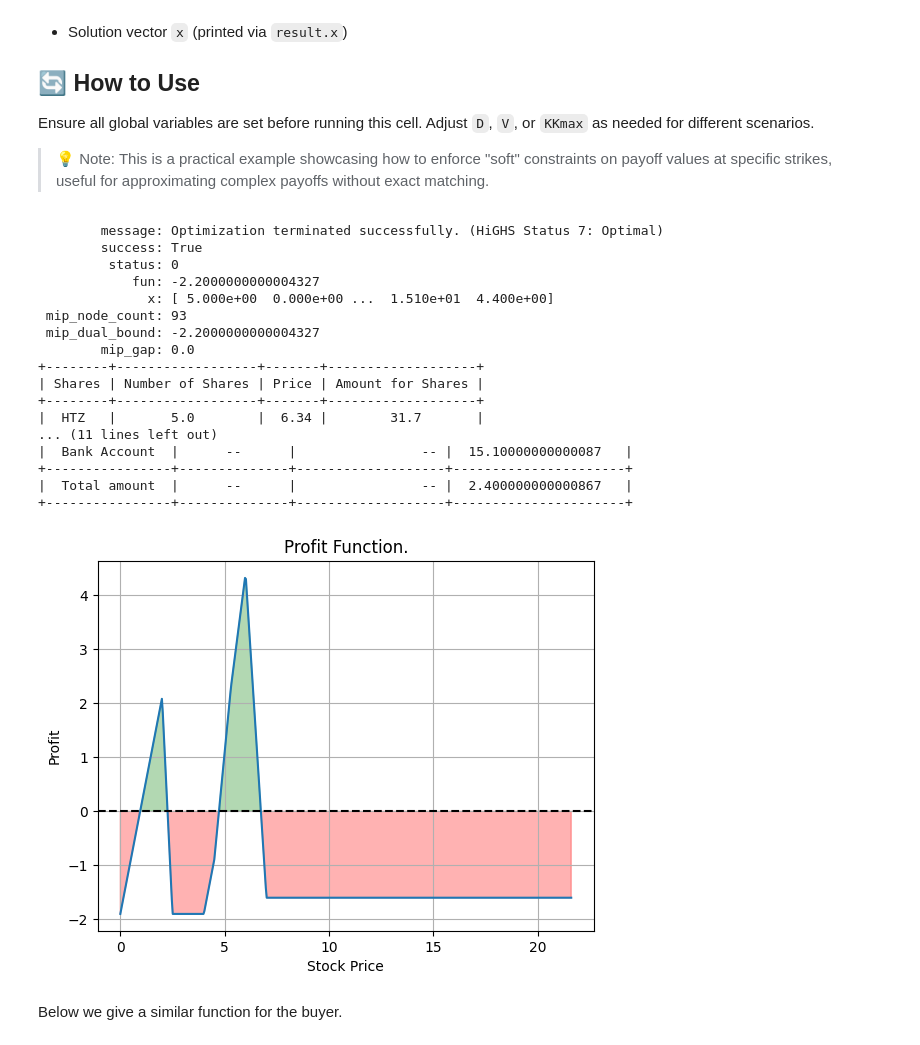
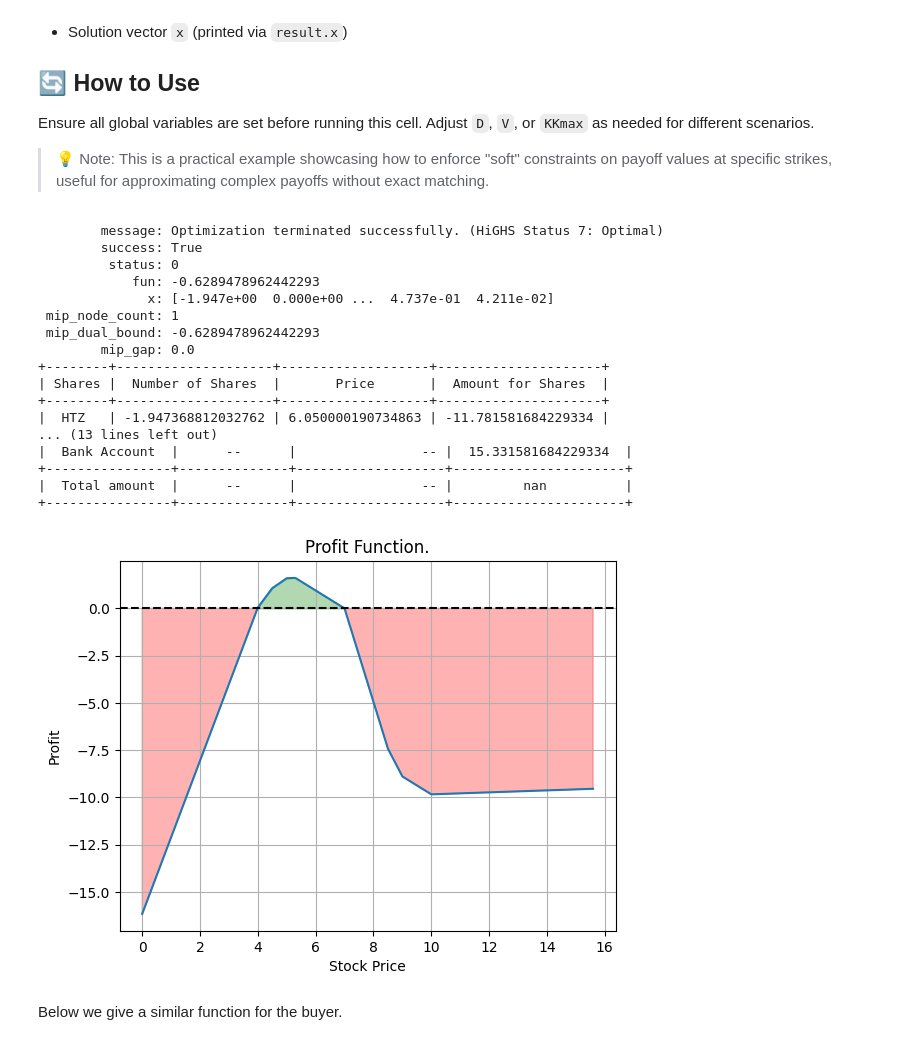
Before and after one commit to nikoshalidias/Financial-Engineering, a Jupyter notebook: Minimum_Loss_Writer_Buyer_Option_and_Hedging.ipynb, the cells around one changed output. Saved outputs shown, nothing was run; the diff lists cells and outputs as text; code cells hidden in the pictures.

```diff
--- a/Minimum_Loss_Writer_Buyer_Option_and_Hedging.ipynb
+++ b/Minimum_Loss_Writer_Buyer_Option_and_Hedging.ipynb
@@ -1570,8 +1597,46 @@ Ensure all required global variables (Firm, ExpirationDate, payoff_function, etc
 
 > 💡 Tip: This formulation is useful when you want to approximate a complex payoff with minimal deviation at key strike prices, rather than exact matching.
 # %%
-def run_options_milp_kmax_writer(D, V, KKmax):
+def run_options_milp_kmax_writer(D, V, KKmax, option_limits=None):
     import numpy as np
+
+    # Explicit option-count bounds for Colab execution.
+    # Prefer the option_limits argument; otherwise use OPTION_LIMITS from the first cell.
+    option_limit_names = [
+        "max_number_of_total_call_options_to_buy",
+        "max_number_of_total_put_options_to_buy",
+        "max_number_of_total_call_options_to_sell",
+        "max_number_of_total_put_options_to_sell",
+        "max_number_of_call_options_to_buy",
+        "max_number_of_put_options_to_buy",
+        "max_number_of_call_options_to_sell",
+        "max_number_of_put_options_to_sell",
+    ]
+    if option_limits is None:
+        g = globals()
+        if "OPTION_LIMITS" in g:
+            option_limits = g["OPTION_LIMITS"]
+        else:
+            missing = [name for name in option_limit_names if name not in g]
+            if missing:
+                raise NameError(
+                    "Missing option-count bounds from the first cell: "
+                    f"{missing}. Run the first configuration cell before this cell."
+                )
+            option_limits = {name: g[name] for name in option_limit_names}
+
+    missing_option_limits = [name for name in option_limit_names if name not in option_limits]
+    if missing_option_limits:
+        raise KeyError(f"Missing keys in option_limits: {missing_option_limits}")
+
+    max_number_of_total_call_options_to_buy = option_limits["max_number_of_total_call_options_to_buy"]
+    max_number_of_total_put_options_to_buy = option_limits["max_number_of_total_put_options_to_buy"]
+    max_number_of_total_call_options_to_sell = option_limits["max_number_of_total_call_options_to_sell"]
+    max_number_of_total_put_options_to_sell = option_limits["max_number_of_total_put_options_to_sell"]
+    max_number_of_call_options_to_buy = option_limits["max_number_of_call_options_to_buy"]
+    max_number_of_put_options_to_buy = option_limits["max_number_of_put_options_to_buy"]
+    max_number_of_call_options_to_sell = option_limits["max_number_of_call_options_to_sell"]
+    max_number_of_put_options_to_sell = option_limits["max_number_of_put_options_to_sell"]
 
     ############################################
     number_of_Kmaxes = KKmax.shape[0]
@@ -1936,26 +2001,26 @@ Ensure all global variables are set before running this cell. Adjust `D`, `V`, o
 # %%
 # Ορίζεις ΟΛΑ τα υπόλοιπα σταθερά όπως ήδη κάνεις (Data_given, Firm, payoff_function, κ.λπ.)
 # και ΑΠΛΩΣ καλείς:
-res = run_options_milp_kmax_writer(D=2.0, V=2.4, KKmax=np.array([[6,0.5]]))
+res = run_options_milp_kmax_writer(D=20.0, V=1.12, KKmax=np.array([[5,0.3],[6,0.1],[7,0.1],[6.5,0.1],[4,0.2]]), option_limits=OPTION_LIMITS)
 # %% [output]
         message: Optimization terminated successfully. (HiGHS Status 7: Optimal)
         success: True
          status: 0
-            fun: -2.2000000000004327
-              x: [ 5.000e+00  0.000e+00 ...  1.510e+01  4.400e+00]
- mip_node_count: 93
- mip_dual_bound: -2.2000000000004327
+            fun: -0.6289478962442293
+              x: [-1.947e+00  0.000e+00 ...  4.737e-01  4.211e-02]
+ mip_node_count: 1
+ mip_dual_bound: -0.6289478962442293
         mip_gap: 0.0
-+--------+------------------+-------+-------------------+
-| Shares | Number of Shares | Price | Amount for Shares |
-+--------+------------------+-------+-------------------+
-|  ΗΤΖ   |       5.0        |  6.34 |        31.7       |
-... (11 lines left out)
-|  Bank Account  |      --      |                -- |  15.10000000000087   |
++--------+--------------------+-------------------+---------------------+
+| Shares |  Number of Shares  |       Price       |  Amount for Shares  |
++--------+--------------------+-------------------+---------------------+
+|  HTZ   | -1.947368812032762 | 6.050000190734863 | -11.781581684229334 |
+... (13 lines left out)
+|  Bank Account  |      --      |                -- |  15.331581684229334  |
 +----------------+--------------+-------------------+----------------------+
-|  Total amount  |      --      |                -- |  2.400000000000867   |
+|  Total amount  |      --      |                -- |         nan          |
 +----------------+--------------+-------------------+----------------------+
-[figure, old version]
+[figure, new version]
 # %% [markdown]
 Below we give a similar function for the buyer.
 # %% [markdown]
```
Also changed, not shown: parts of 10 cells of this notebook.
